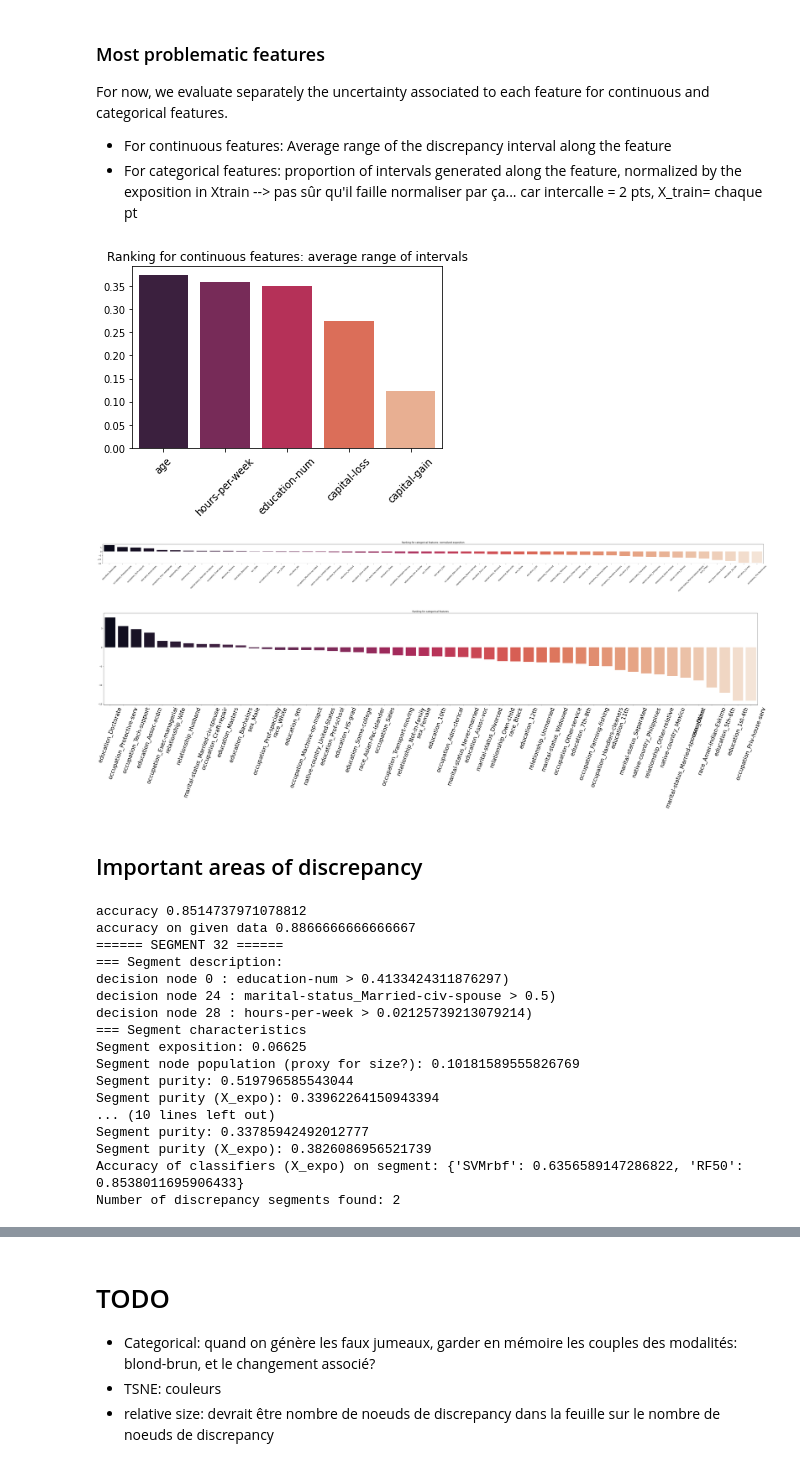
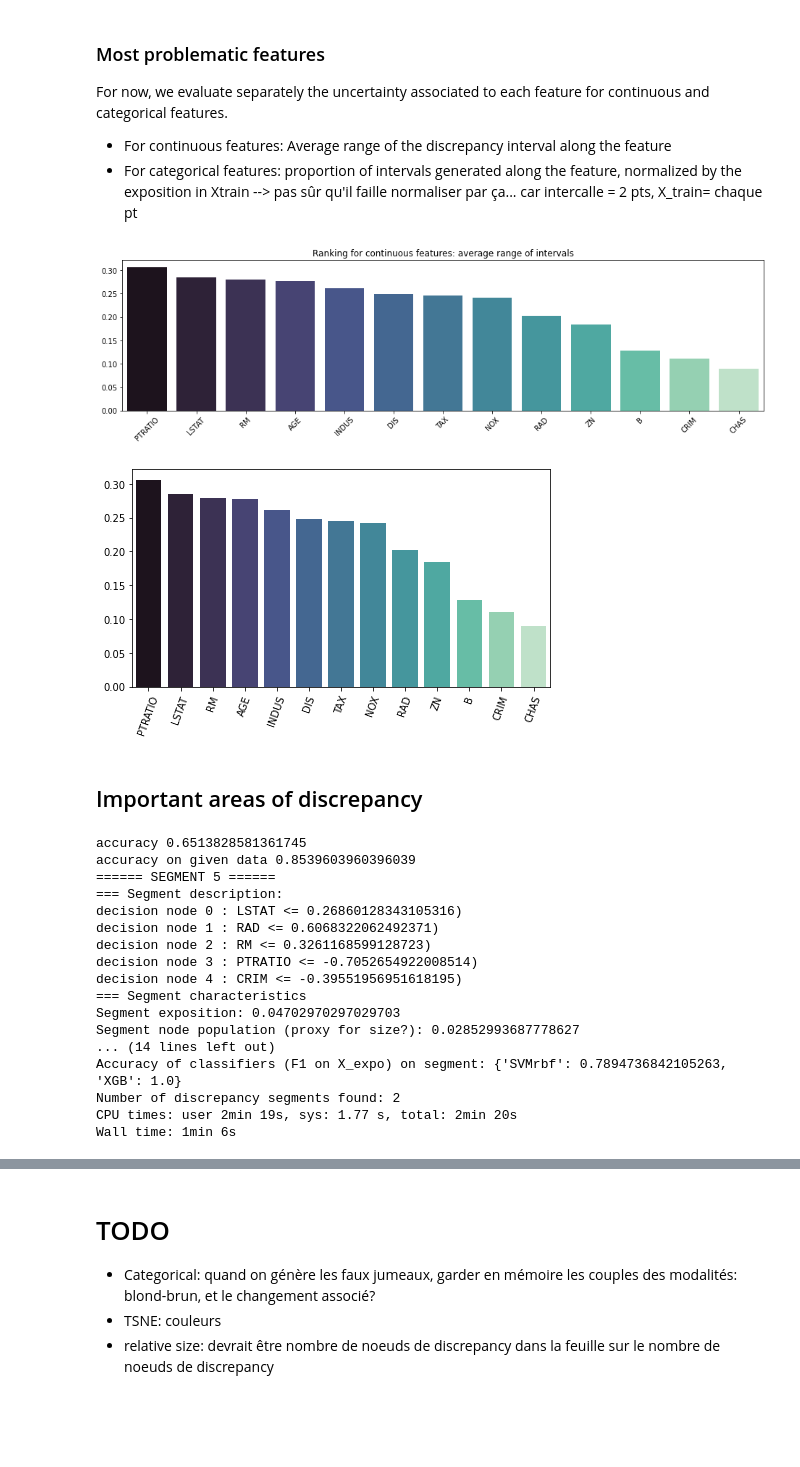
Before and after one commit to axa-rev-research/discrepancies-in-machine-learning, a Jupyter notebook: notebooks/Usecase-FAcct.ipynb, the cells around one changed output, grey strips where cells are left out. Drawn from its saved outputs; the diff is of its cells as text; code cells hidden in the pictures; blank space fills up the shorter version.

Commit message:
fix p2g + end usecase

```diff
--- a/notebooks/Usecase-FAcct.ipynb
+++ b/notebooks/Usecase-FAcct.ipynb
@@ -16,7 +16,7 @@ import matplotlib.pyplot as plt
 ### Get data and fit a pool of classifiers on it
 
 #X_train, X_test, y_train, y_test, scaler, feature_names, target_names, cat_names = datasets.get_dataset(dataset='adult-cat')
-X_train, X_test, y_train, y_test, scaler, feature_names, target_names, cat_names = datasets.get_dataset(dataset='adult-cat', test_size=0.2)
+X_train, X_test, y_train, y_test, scaler, feature_names, target_names, cat_names = datasets.get_dataset(dataset='boston', test_size=0.2)
 
 print(X_train.shape, y_train.mean())
 cont_names = list(set(feature_names) - set(cat_names))
@@ -33,9 +32,9 @@ from sklearn.metrics import f1_score
 print({c: f1_score(y_test, preds[c]) for c in preds.columns})
 
 
-p2g = pool2graph_cat_FJ2_2.pool2graph(X_train, y_train, pool1, k_init=3, categorical_names=cat_names)
+p2g = pool2graph_cat_FJ2_2.pool2graph(X_train, y_train, pool1, k_init=300, categorical_names=cat_names)
 #p2g = pool2graph.pool2graph(X_train, y_train, pool1, k_init=3)
 
-p2g.fit(max_epochs=5)
+p2g.fit(max_epochs=5)#5?
 print(len(p2g.G.nodes))
 # %% [output]
@@ -78,41 +76,42 @@ For now, we evaluate separately the uncertainty associated to each feature for c
 # %%
 import seaborn as sns
 from matplotlib import pyplot as plt
 
 feat_imp = gda.get_global_discrepancy_importances(min_expo=10)
-gda.plot_feature_importances()
+#fname = '../../results/feature_importances_adult.pdf'
+gda.plot_feature_importances(palettes=['mako', 'mako'])#, savefig='')
 # %% [output]
-[figure, old version]
+[figure, new version]
-[figure, removed]
 # %%
-plt.figure(figsize=(len(feat_imp['categorical_features']),15))
-plt.xticks(rotation=70, fontsize=30)
-sns.barplot(data=pd.DataFrame(feat_imp['categorical_features']).T, palette="rocket")
-plt.title("Ranking for categorical features")
+plt.figure(figsize=(len(feat_imp['continuous_features'])/2,4))
+plt.xticks(rotation=70, fontsize=10)
+sns.barplot(data=pd.DataFrame(feat_imp['continuous_features']).T, palette="mako")
+#plt.title(" features")
 plt.tight_layout()
-#plt.savefig("./../../results/usecase_adult_featimp_cont.pdf")
+#plt.savefig("./../../results/usecase_boston_featimp_cont.pdf")
 plt.show()
 # %% [output]
-[figure, old version]
+[figure, new version]
 # %% [markdown]
 ## Important areas of discrepancy
 # %%
-gda.get_discrepancy_segments(X_exposition=X_train, y_exposition=y_train, min_expo=0.04, min_purity=0.3, min_purity_expo=0.0)
+%%time
+gda.get_discrepancy_segments(X_exposition=X_train, y_exposition=y_train, min_expo=0.04, min_purity=0.5, min_purity_expo=0.0)
 # %% [output]
-accuracy 0.8514737971078812
-accuracy on given data 0.8866666666666667
-====== SEGMENT 32 ======
+accuracy 0.6513828581361745
+accuracy on given data 0.8539603960396039
+====== SEGMENT 5 ======
 === Segment description:
-decision node 0 : education-num > 0.4133424311876297)
-decision node 24 : marital-status_Married-civ-spouse > 0.5)
-decision node 28 : hours-per-week > 0.02125739213079214)
+decision node 0 : LSTAT <= 0.26860128343105316)
+decision node 1 : RAD <= 0.6068322062492371)
+decision node 2 : RM <= 0.3261168599128723)
+decision node 3 : PTRATIO <= -0.7052654922008514)
+decision node 4 : CRIM <= -0.39551956951618195)
 === Segment characteristics
-Segment exposition: 0.06625
-Segment node population (proxy for size?): 0.10181589555826769
-Segment purity: 0.519796585543044
-Segment purity (X_expo): 0.33962264150943394
-... (10 lines left out)
-Segment purity: 0.33785942492012777
-Segment purity (X_expo): 0.3826086956521739
-Accuracy of classifiers (X_expo) on segment: {'SVMrbf': 0.6356589147286822, 'RF50': 0.8538011695906433}
+Segment exposition: 0.04702970297029703
+Segment node population (proxy for size?): 0.02852993687778627
+... (14 lines left out)
+Accuracy of classifiers (F1 on X_expo) on segment: {'SVMrbf': 0.7894736842105263, 'XGB': 1.0}
 Number of discrepancy segments found: 2
+CPU times: user 2min 19s, sys: 1.77 s, total: 2min 20s
+Wall time: 1min 6s
```
Also changed, not shown: parts of 9 cells of this notebook, 13 other files.
